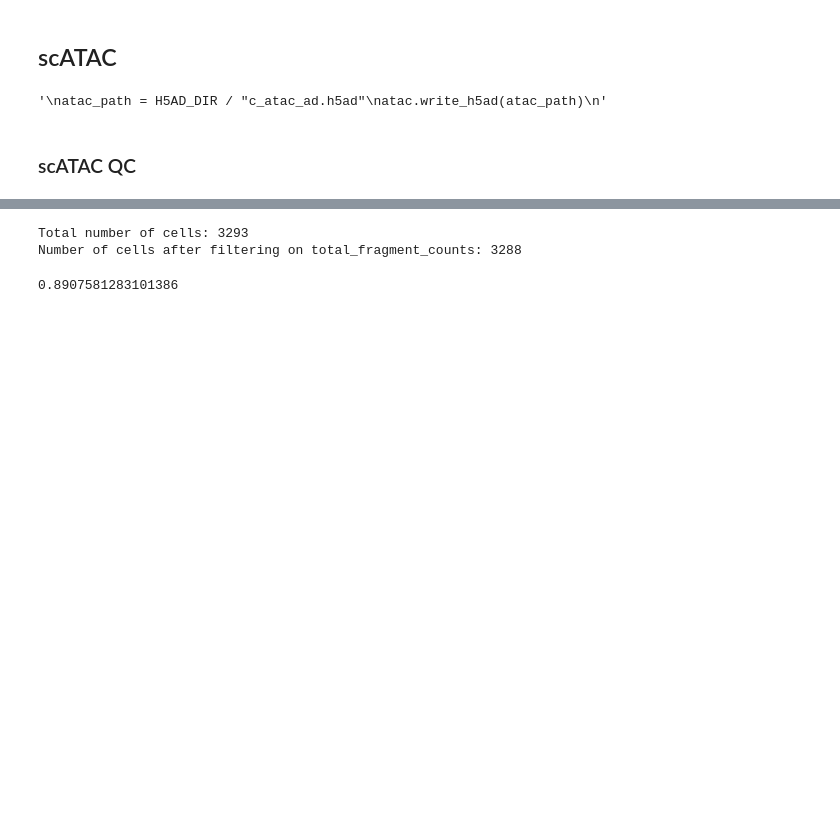
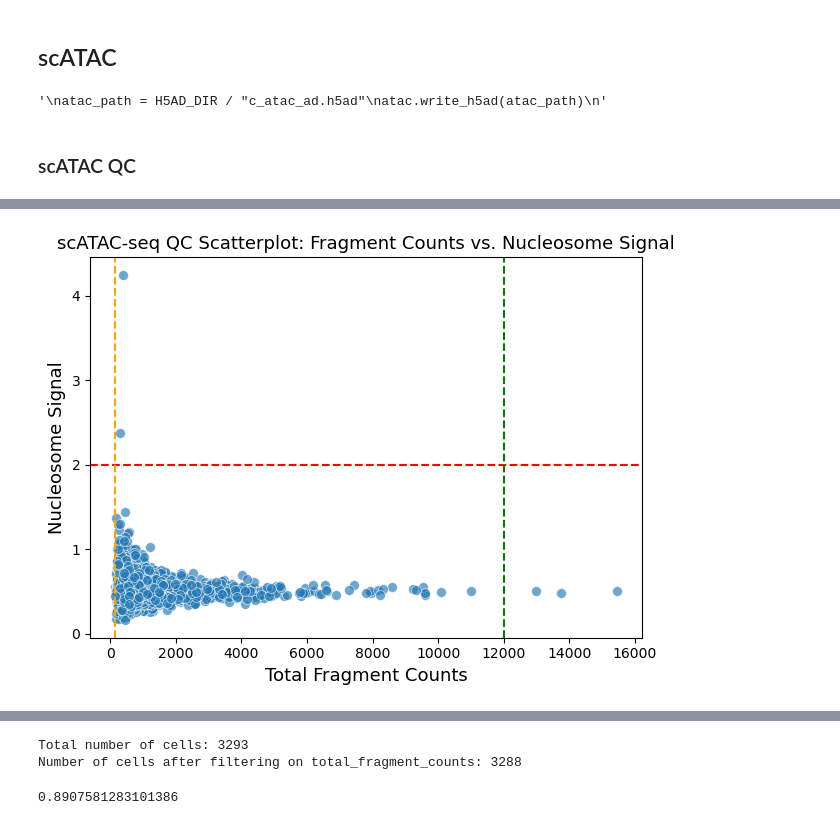
Before and after one commit to l-reich/spatial-chromatin-variability, a Jupyter notebook: src/preprocessing/SHARE-seq_pp.ipynb, the cells around one changed output, grey strips where cells are left out. Saved outputs shown, nothing was run; the diff lists cells and outputs as text; code cells hidden in the pictures; blank space fills up the shorter version.

```diff
--- a/src/preprocessing/SHARE-seq_pp.ipynb
+++ b/src/preprocessing/SHARE-seq_pp.ipynb
@@ -291,0 +301,12 @@ sns.histplot(atac.obs, x="nucleosome_signal")
+# %%
+sns.scatterplot(data=atac.obs, x="total_fragment_counts", y="nucleosome_signal", alpha=0.65, s=50)
+plt.axhline(2, color='red', linestyle='--')
+plt.axvline(165, color='orange', linestyle='--')
+plt.axvline(12000, color='green', linestyle='--')
+plt.title("scATAC-seq QC Scatterplot: Fragment Counts vs. Nucleosome Signal", fontsize=13)
+plt.xlabel("Total Fragment Counts", fontsize=13)
+plt.ylabel("Nucleosome Signal", fontsize=13)
+plt.tight_layout()
+plt.show()
+# %% [output]
+[figure, added]
```
Also changed, not shown: parts of 21 cells of this notebook.
